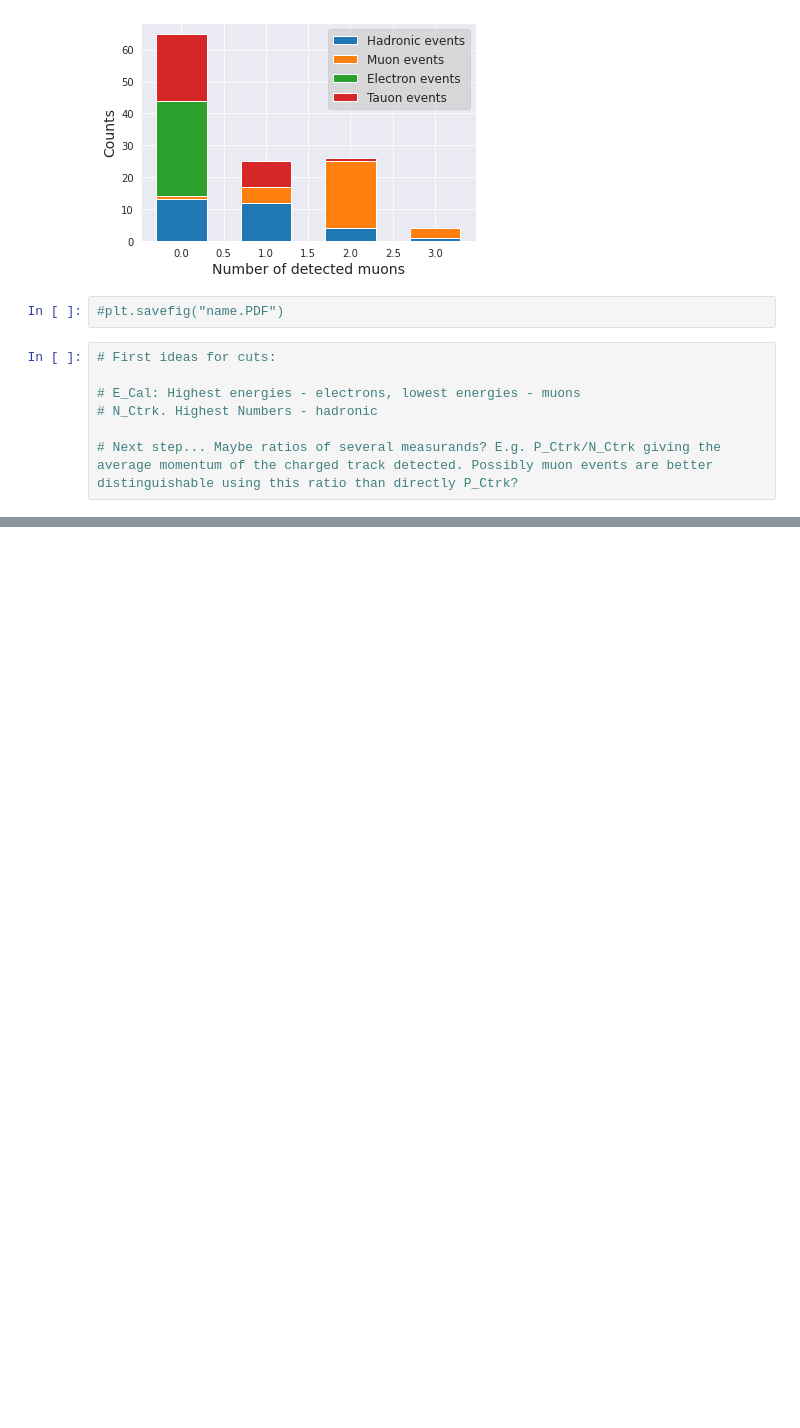
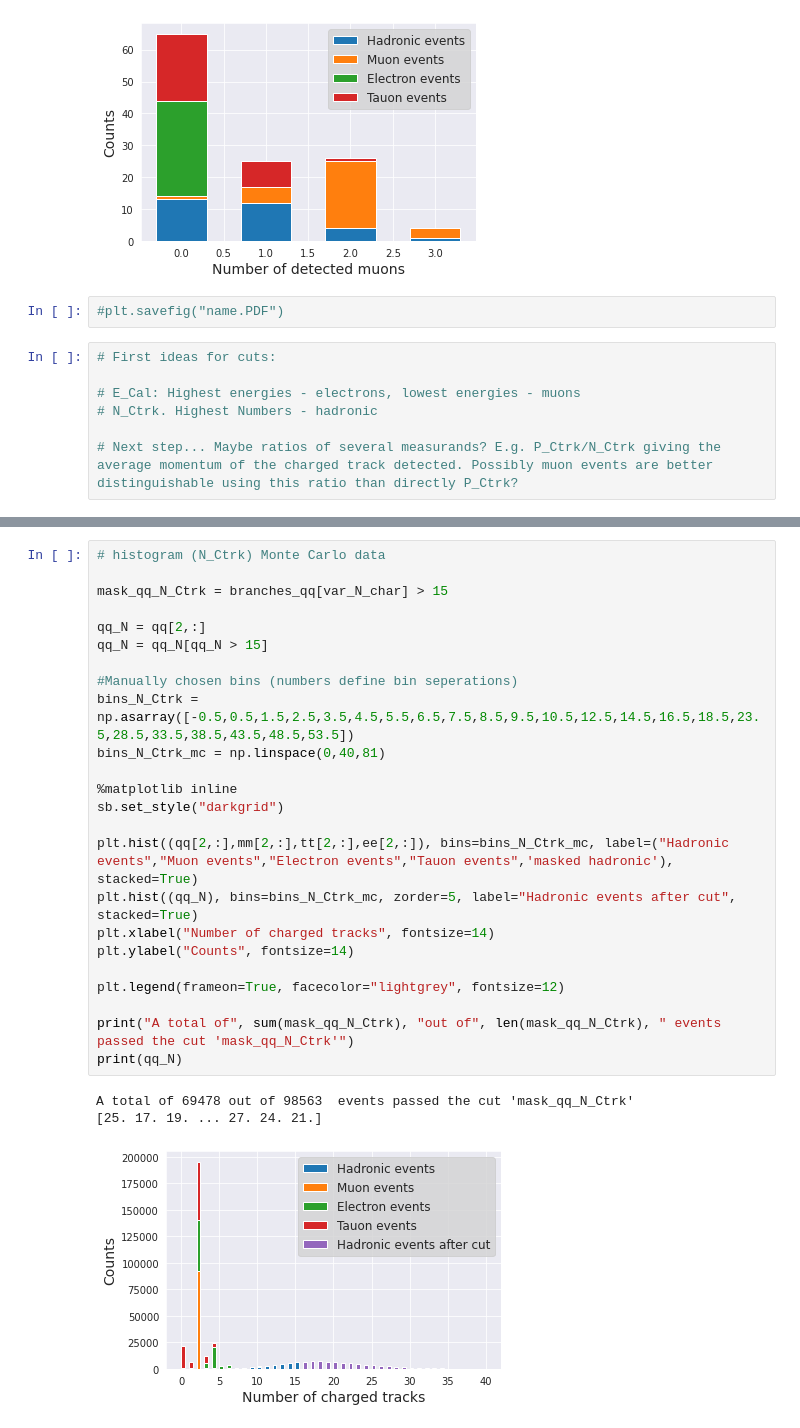
Before and after one commit to benfreiburg/z0-precisionmeasurement, a Jupyter notebook: Z0_main.ipynb, the cells around one changed output, grey strips where cells are left out. Cells and saved outputs as stored; diff of their text form; blank space fills up the shorter version.

Commit message:
mc_data

```diff
--- a/Z0_main.ipynb
+++ b/Z0_main.ipynb
@@ -164,0 +238,28 @@ plt.legend(frameon=True, facecolor="lightgrey", fontsize=12)
+# %%
+# histogram (N_Ctrk) Monte Carlo data
+
+mask_qq_N_Ctrk = branches_qq[var_N_char] > 15
+
+qq_N = qq[2,:]
+qq_N = qq_N[qq_N > 15]
+
+#Manually chosen bins (numbers define bin seperations)
+bins_N_Ctrk = np.asarray([-0.5,0.5,1.5,2.5,3.5,4.5,5.5,6.5,7.5,8.5,9.5,10.5,12.5,14.5,16.5,18.5,23.5,28.5,33.5,38.5,43.5,48.5,53.5])
+bins_N_Ctrk_mc = np.linspace(0,40,81)
+
+%matplotlib inline
+sb.set_style("darkgrid")
+
+plt.hist((qq[2,:],mm[2,:],tt[2,:],ee[2,:]), bins=bins_N_Ctrk_mc, label=("Hadronic events","Muon events","Electron events","Tauon events",'masked hadronic'), stacked=True)
+plt.hist((qq_N), bins=bins_N_Ctrk_mc, zorder=5, label="Hadronic events after cut", stacked=True)
+plt.xlabel("Number of charged tracks", fontsize=14)
+plt.ylabel("Counts", fontsize=14)
+
+plt.legend(frameon=True, facecolor="lightgrey", fontsize=12)
+
+print("A total of", sum(mask_qq_N_Ctrk), "out of", len(mask_qq_N_Ctrk), " events passed the cut 'mask_qq_N_Ctrk'")
+print(qq_N)
+# %% [output]
+A total of 69478 out of 98563  events passed the cut 'mask_qq_N_Ctrk'
+[25. 17. 19. ... 27. 24. 21.]
+[figure, added]
```
Also changed, not shown: parts of 9 cells of this notebook.
